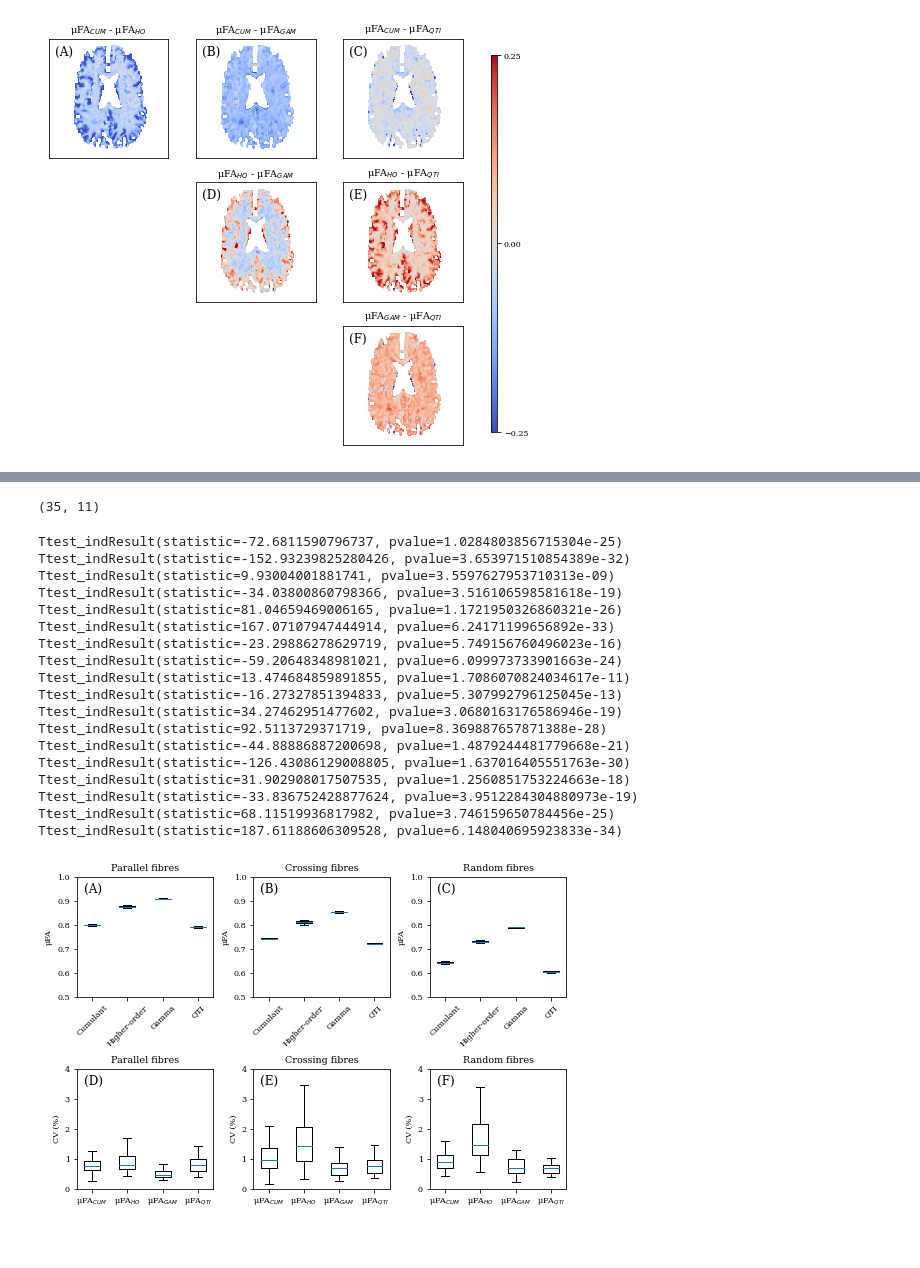
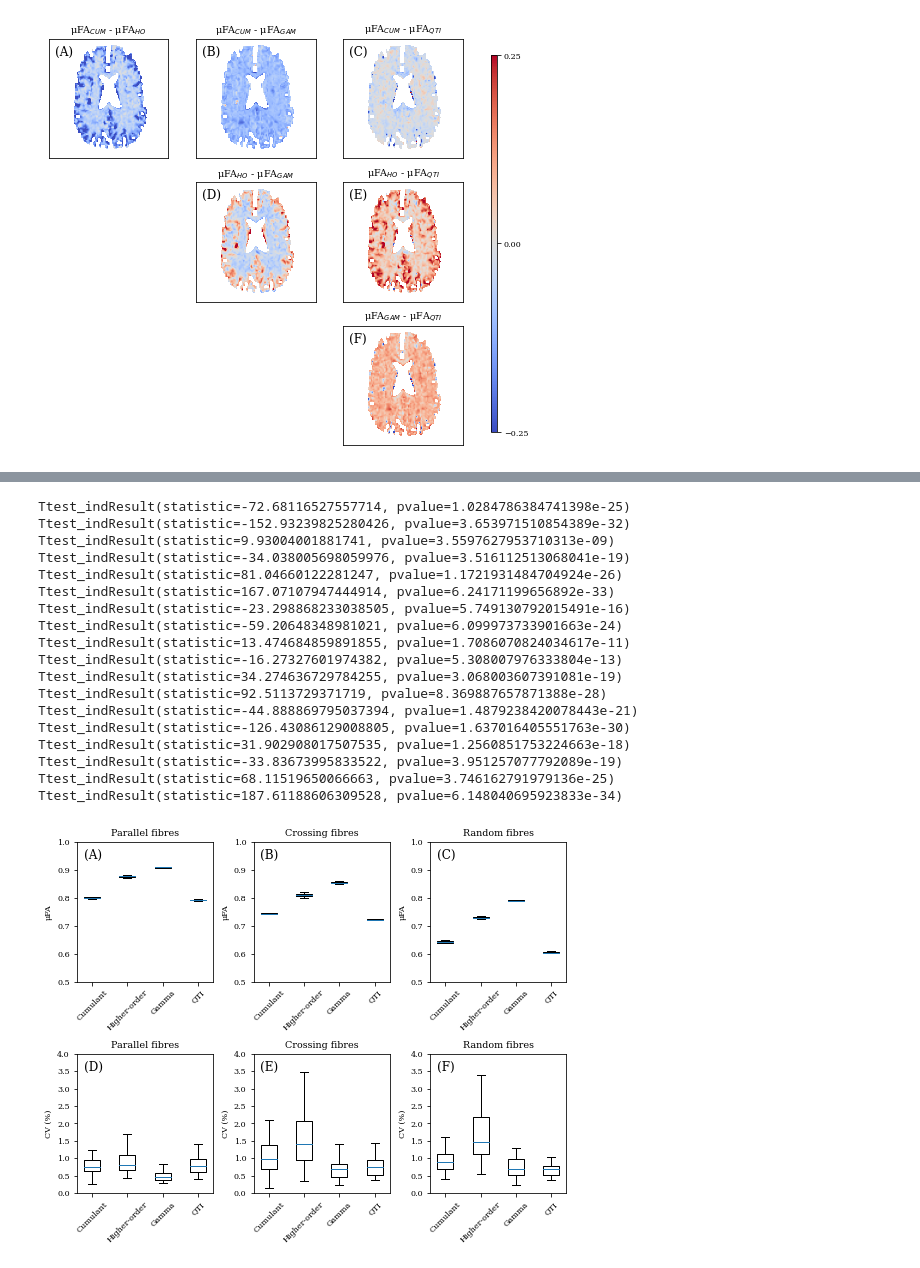
Before and after one commit to kerkelae/ufa-model-comparison, a Jupyter notebook: analysis.ipynb, the cells around one changed output, grey strips where cells are left out. Cells and saved outputs as stored; diff of their text form; code cells hidden in the pictures; blank space fills up the shorter version.

```diff
--- a/analysis.ipynb
+++ b/analysis.ipynb
@@ -606,10 +610,6 @@ Gamma vs QTI
 Mean difference = 0.09661661101700496
 ll, ul, width = -0.07760433119967092, 0.21725574266401937, 0.2948600738636903
 LinregressResult(slope=-0.14494827978773042, intercept=0.1924453741872088, rvalue=-0.2920626921652556, pvalue=0.0, stderr=0.0007375875822013983)
-# %%
-ph_cum_uFA[ROI_para].shape
-# %% [output]
-(35, 11)
 # %%
 # Create the phantom figure
 
@@ -636,21 +636,13 @@ ROI_rand = nib.load(
 ph_mask = nib.load(
     '../Preproc-data/Phantom-avg/mask.nii.gz').get_fdata().astype(bool)
 
-fig, ax = plt.subplots(2, 3, figsize=(two_column, 5))
+fig, ax = plt.subplots(2, 3, figsize=(two_column, 6))
 pos = [0, .7, 1.4, 2.1]
 mu = .25 * (np.mean(ph_cum_uFA[ph_mask])
             + np.mean(ph_ho_uFA[ph_mask])
             + np.mean(ph_gam_uFA[ph_mask])
             + np.mean(ph_qti_uFA[ph_mask]))
 for i, roi in enumerate([ROI_para, ROI_cros, ROI_rand]):
-    #ax[0, i].bar(x=pos, height=[np.mean(ph_cum_uFA[roi]),
-    #                            np.mean(ph_ho_uFA[roi]),
-    #                            np.mean(ph_gam_uFA[roi]),
-    #                            np.mean(ph_qti_uFA[roi])],
-    #             yerr=[np.std(np.mean(ph_cum_uFA[roi], axis=0)),
-    #                   np.std(np.mean(ph_ho_uFA[roi], axis=0)),
-    #                   np.std(np.mean(ph_gam_uFA[roi], axis=0)),
-    #                   np.std(np.mean(ph_qti_uFA[roi], axis=0))], width=.25)
     ax[0, i].boxplot([np.mean(ph_cum_uFA[roi], axis=0),
                       np.mean(ph_ho_uFA[roi], axis=0),
                       np.mean(ph_gam_uFA[roi], axis=0),
@@ -680,48 +672,44 @@ for i, roi in enumerate([ROI_para, ROI_cros, ROI_rand]):
     print(scipy.stats.ttest_ind(np.mean(ph_ho_uFA[roi], axis=0),
                                 np.mean(ph_qti_uFA[roi], axis=0)))
     print(scipy.stats.ttest_ind(np.mean(ph_gam_uFA[roi], axis=0),
                                 np.mean(ph_qti_uFA[roi], axis=0)))
 
 titles = ['Parallel fibres', 'Crossing fibres', 'Random fibres']
 labels = ['(A)', '(B)', '(C)', '(D)', '(E)', '(F)']
 for i in range(2):
     for j in range(3):
         ax[i, j].set_title(titles[j])
         ax[i, j].set_xticks(pos)
         ax[i, j].set_xlim([-.3, 2.4])
         k = i * 3 + j
         ax[i, j].text(0.05, 0.95, labels[k], verticalalignment='top',
                       horizontalalignment='left', transform=ax[i, j].transAxes,
                       size=label_font_size)
-        ax[0, j].set_xticklabels(['Cumulant', 'Higher-order', 'Gamma', 'QTI'],
+        ax[i, j].set_xticklabels(['Cumulant', 'Higher-order', 'Gamma', 'QTI'],
                                  rotation=45)
-        ax[1, j].set_xticklabels(['μFA$_{CUM}$',
-                                  'μFA$_{HO}$',
-                                  'μFA$_{GAM}$',
-                                  'μFA$_{QTI}$'])
 fig.tight_layout()
 plt.show()
 fig.savefig('../LaTeX/Figures/phantom.pdf')
 # %% [output]
-Ttest_indResult(statistic=-72.6811590796737, pvalue=1.0284803856715304e-25)
+Ttest_indResult(statistic=-72.68116527557714, pvalue=1.0284786384741398e-25)
 Ttest_indResult(statistic=-152.93239825280426, pvalue=3.653971510854389e-32)
 Ttest_indResult(statistic=9.93004001881741, pvalue=3.5597627953710313e-09)
-Ttest_indResult(statistic=-34.03800860798366, pvalue=3.516106598581618e-19)
-Ttest_indResult(statistic=81.04659469006165, pvalue=1.1721950326860321e-26)
+Ttest_indResult(statistic=-34.038005698059976, pvalue=3.516112513068041e-19)
+Ttest_indResult(statistic=81.04660122281247, pvalue=1.1721931484704924e-26)
 Ttest_indResult(statistic=167.07107947444914, pvalue=6.24171199656892e-33)
-Ttest_indResult(statistic=-23.29886278629719, pvalue=5.749156760496023e-16)
+Ttest_indResult(statistic=-23.298868233038505, pvalue=5.749130792015491e-16)
 Ttest_indResult(statistic=-59.20648348981021, pvalue=6.099973733901663e-24)
 Ttest_indResult(statistic=13.474684859891855, pvalue=1.7086070824034617e-11)
-Ttest_indResult(statistic=-16.27327851394833, pvalue=5.307992796125045e-13)
-Ttest_indResult(statistic=34.27462951477602, pvalue=3.0680163176586946e-19)
+Ttest_indResult(statistic=-16.27327601974382, pvalue=5.308007976333804e-13)
+Ttest_indResult(statistic=34.274636729784255, pvalue=3.068003607391081e-19)
 Ttest_indResult(statistic=92.5113729371719, pvalue=8.369887657871388e-28)
-Ttest_indResult(statistic=-44.88886887200698, pvalue=1.4879244481779668e-21)
+Ttest_indResult(statistic=-44.888869795037394, pvalue=1.4879238420078443e-21)
 Ttest_indResult(statistic=-126.43086129008805, pvalue=1.637016405551763e-30)
 Ttest_indResult(statistic=31.902908017507535, pvalue=1.2560851753224663e-18)
-Ttest_indResult(statistic=-33.836752428877624, pvalue=3.9512284304880973e-19)
-Ttest_indResult(statistic=68.11519936817982, pvalue=3.746159650784456e-25)
+Ttest_indResult(statistic=-33.83673995833522, pvalue=3.951257077792089e-19)
+Ttest_indResult(statistic=68.11519650066663, pvalue=3.746162791979136e-25)
 Ttest_indResult(statistic=187.61188606309528, pvalue=6.148040695923833e-34)
-[figure, old version]
+[figure, new version]
 # %%
 # Create the simulation figure
 
```
Also changed, not shown: parts of 8 cells of this notebook, 1 other file.
